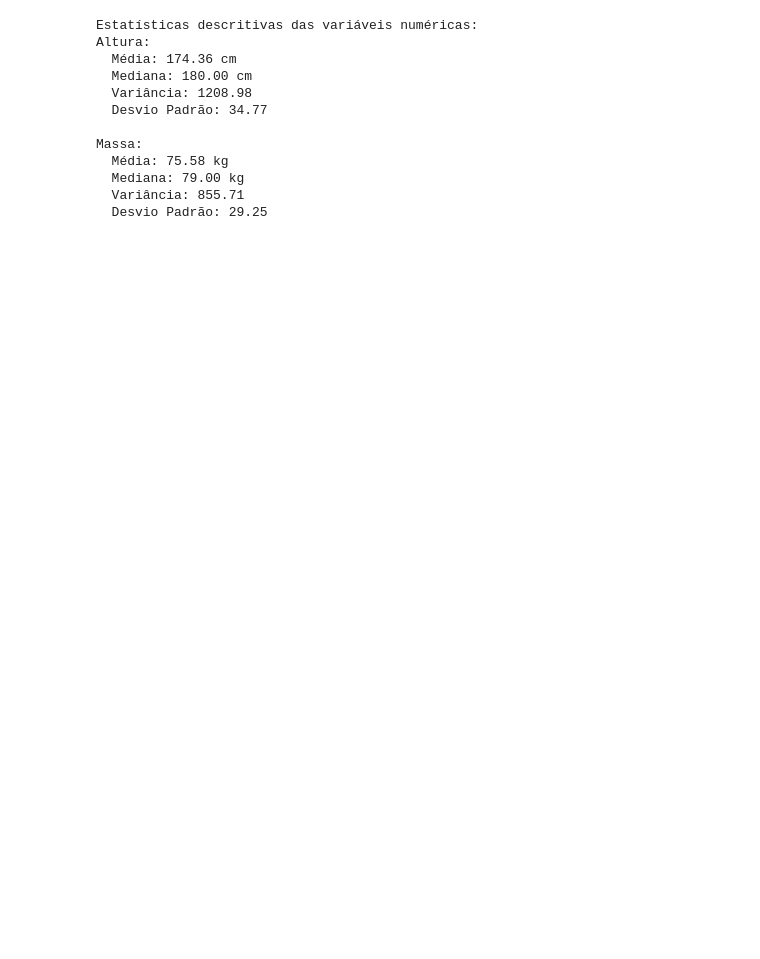
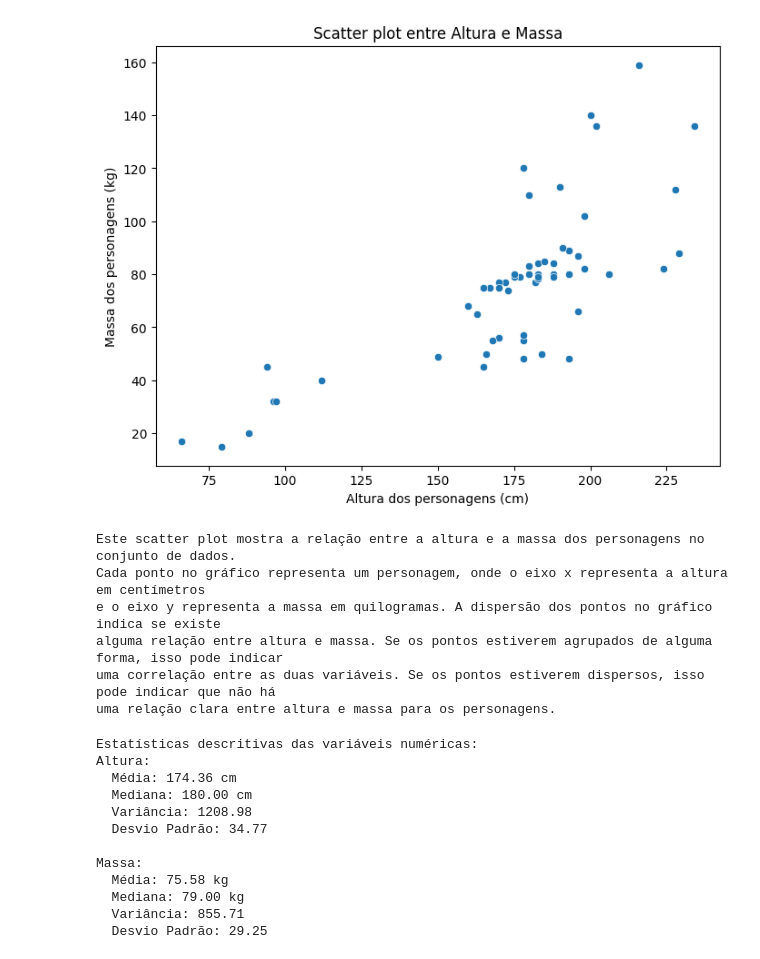
Before and after one commit to thiagogilcamargo/cp1-sem2--chat, a Jupyter notebook: starwars/dados.ipynb, the cells around one changed output. Drawn from its saved outputs; the diff is of its cells as text; code cells hidden in the pictures; blank space fills up the shorter version.

```diff
--- a/starwars/dados.ipynb
+++ b/starwars/dados.ipynb
@@ -90,4 +72,0 @@ Coordenadas dos Valores Faltantes:
-# %%
-# Remover valores 'NA' e converter colunas numéricas para tipos apropriados
-df['mass'] = pd.to_numeric(df['mass'], errors='coerce')
-df['height'] = pd.to_numeric(df['height'], errors='coerce')
@@ -114,0 +73,15 @@ plt.show()
+# %%
+# Converter colunas 'mass', 'height' e 'birth_year' para tipos numéricos
+numeric_columns = ['mass', 'height', 'birth_year']
+
+for coluna in numeric_columns:
+    df[coluna] = pd.to_numeric(df[coluna], errors='coerce')
+
+# Converter as demais colunas para tipos categóricos
+categorical_columns = ['hair_color', 'skin_color', 'eye_color', 'gender', 'homeworld', 'species']
+
+for coluna in categorical_columns:
+    df[coluna] = df[coluna].astype('category')
+
+# Exibir informações sobre os tipos de colunas após as transformações
+print(df.info())
@@ -115 +275,25 @@ plt.show()
+# %%
+# Scatter plot entre Altura e Massa
+plt.figure(figsize=(8, 6))
+sns.scatterplot(x='height', y='mass', data=df.dropna(subset=['height', 'mass']))
+plt.title('Scatter plot entre Altura e Massa')
+plt.xlabel('Altura dos personagens (cm)')
+plt.ylabel('Massa dos personagens (kg)')
+plt.show()
+
+# Explicação do gráfico
+print("Este scatter plot mostra a relação entre a altura e a massa dos personagens no conjunto de dados.")
+print("Cada ponto no gráfico representa um personagem, onde o eixo x representa a altura em centímetros")
+print("e o eixo y representa a massa em quilogramas. A dispersão dos pontos no gráfico indica se existe")
+print("alguma relação entre altura e massa. Se os pontos estiverem agrupados de alguma forma, isso pode indicar")
+print("uma correlação entre as duas variáveis. Se os pontos estiverem dispersos, isso pode indicar que não há")
+print("uma relação clara entre altura e massa para os personagens.")
+# %% [output]
+[figure, added]
+Este scatter plot mostra a relação entre a altura e a massa dos personagens no conjunto de dados.
+Cada ponto no gráfico representa um personagem, onde o eixo x representa a altura em centímetros
+e o eixo y representa a massa em quilogramas. A dispersão dos pontos no gráfico indica se existe
+alguma relação entre altura e massa. Se os pontos estiverem agrupados de alguma forma, isso pode indicar
+uma correlação entre as duas variáveis. Se os pontos estiverem dispersos, isso pode indicar que não há
+uma relação clara entre altura e massa para os personagens.
 # %%
```
Also changed, not shown: parts of 8 cells of this notebook.
